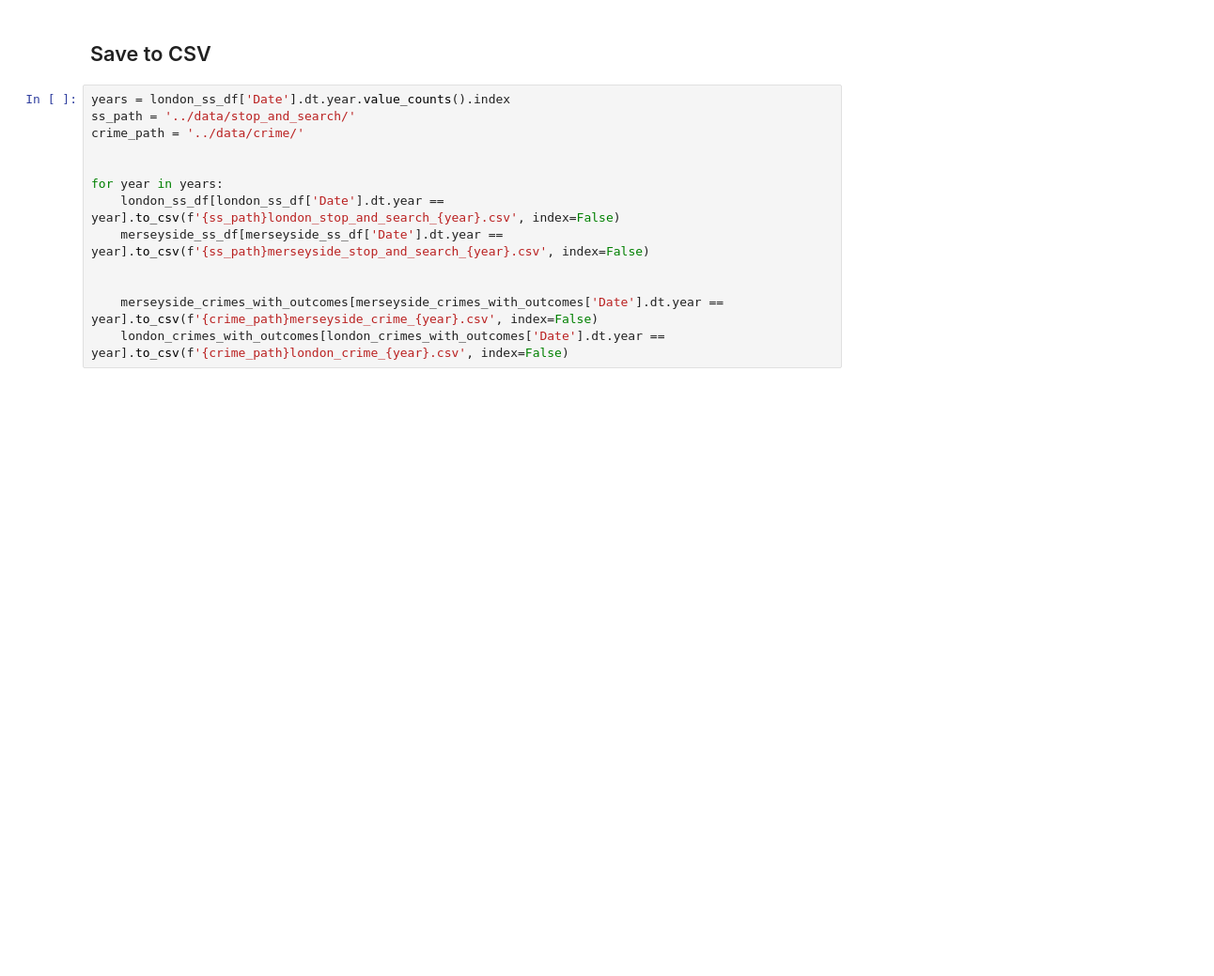
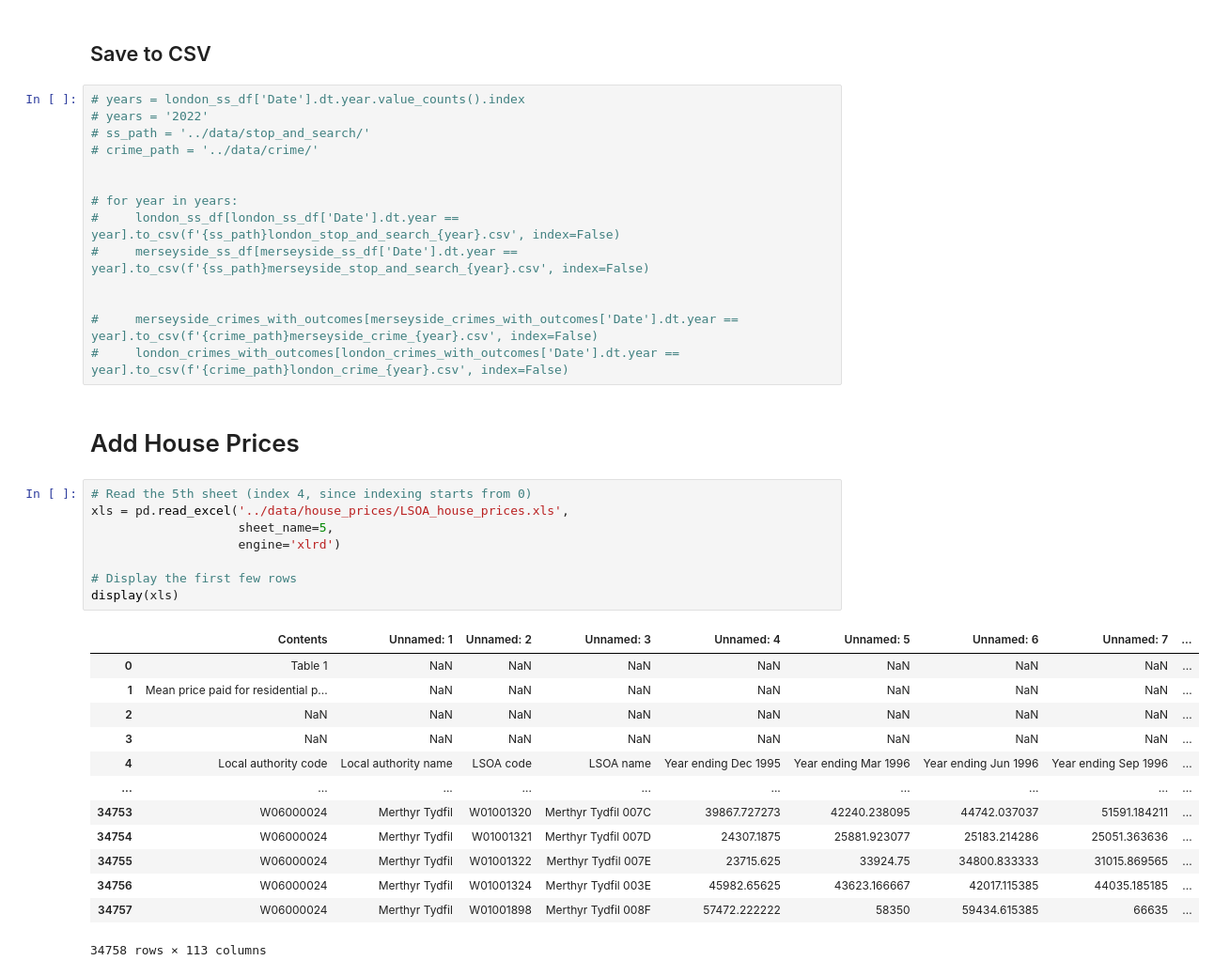
Before and after one commit to KofiBartonByfield/Dissertation, a Jupyter notebook: code/create_police_csv.ipynb, the cells around one changed output. Shown at 94% size. Cells and saved outputs as stored; diff of their text form; blank space fills up the shorter version.

```diff
--- a/code/create_police_csv.ipynb
+++ b/code/create_police_csv.ipynb
@@ -158,15 +136,40 @@ merseyside_ss_df.drop(columns=['Part of a policing operation', 'Policing operati
 # %% [markdown]
 ## Save to CSV
 # %%
-years = london_ss_df['Date'].dt.year.value_counts().index
-ss_path = '../data/stop_and_search/'
-crime_path = '../data/crime/'
+# years = london_ss_df['Date'].dt.year.value_counts().index
+# years = '2022'
+# ss_path = '../data/stop_and_search/'
+# crime_path = '../data/crime/'
 
 
-for year in years:
-    london_ss_df[london_ss_df['Date'].dt.year == year].to_csv(f'{ss_path}london_stop_and_search_{year}.csv', index=False)
-    merseyside_ss_df[merseyside_ss_df['Date'].dt.year == year].to_csv(f'{ss_path}merseyside_stop_and_search_{year}.csv', index=False)
+# for year in years:
+#     london_ss_df[london_ss_df['Date'].dt.year == year].to_csv(f'{ss_path}london_stop_and_search_{year}.csv', index=False)
+#     merseyside_ss_df[merseyside_ss_df['Date'].dt.year == year].to_csv(f'{ss_path}merseyside_stop_and_search_{year}.csv', index=False)
 
 
-    merseyside_crimes_with_outcomes[merseyside_crimes_with_outcomes['Date'].dt.year == year].to_csv(f'{crime_path}merseyside_crime_{year}.csv', index=False)
-    london_crimes_with_outcomes[london_crimes_with_outcomes['Date'].dt.year == year].to_csv(f'{crime_path}london_crime_{year}.csv', index=False)
+#     merseyside_crimes_with_outcomes[merseyside_crimes_with_outcomes['Date'].dt.year == year].to_csv(f'{crime_path}merseyside_crime_{year}.csv', index=False)
+#     london_crimes_with_outcomes[london_crimes_with_outcomes['Date'].dt.year == year].to_csv(f'{crime_path}london_crime_{year}.csv', index=False)
+# %% [markdown]
+# Add House Prices
+# %%
+# Read the 5th sheet (index 4, since indexing starts from 0)
+xls = pd.read_excel('../data/house_prices/LSOA_house_prices.xls',
+                    sheet_name=5,
+                    engine='xlrd')
+
+# Display the first few rows
+display(xls)
+# %% [output]
+|  | Contents | Unnamed: 1 | Unnamed: 2 | Unnamed: 3 | Unnamed: 4 | Unnamed: 5 | Unnamed: 6 | Unnamed: 7 | ... |
+| 0 | Table 1 | NaN | NaN | NaN | NaN | NaN | NaN | NaN | ... |
+| 1 | Mean price paid for residential p... | NaN | NaN | NaN | NaN | NaN | NaN | NaN | ... |
+| 2 | NaN | NaN | NaN | NaN | NaN | NaN | NaN | NaN | ... |
+| 3 | NaN | NaN | NaN | NaN | NaN | NaN | NaN | NaN | ... |
+| 4 | Local authority code | Local authority name | LSOA code | LSOA name | Year ending Dec 1995 | Year ending Mar 1996 | Year ending Jun 1996 | Year ending Sep 1996 | ... |
+| ... | ... | ... | ... | ... | ... | ... | ... | ... | ... |
+| 34753 | W06000024 | Merthyr Tydfil | W01001320 | Merthyr Tydfil 007C | 39867.727273 | 42240.238095 | 44742.037037 | 51591.184211 | ... |
+| 34754 | W06000024 | Merthyr Tydfil | W01001321 | Merthyr Tydfil 007D | 24307.1875 | 25881.923077 | 25183.214286 | 25051.363636 | ... |
+| 34755 | W06000024 | Merthyr Tydfil | W01001322 | Merthyr Tydfil 007E | 23715.625 | 33924.75 | 34800.833333 | 31015.869565 | ... |
+| 34756 | W06000024 | Merthyr Tydfil | W01001324 | Merthyr Tydfil 003E | 45982.65625 | 43623.166667 | 42017.115385 | 44035.185185 | ... |
+| 34757 | W06000024 | Merthyr Tydfil | W01001898 | Merthyr Tydfil 008F | 57472.222222 | 58350 | 59434.615385 | 66635 | ... |
+34758 rows × 113 columns
```
Also changed, not shown: parts of 28 cells of this notebook.
